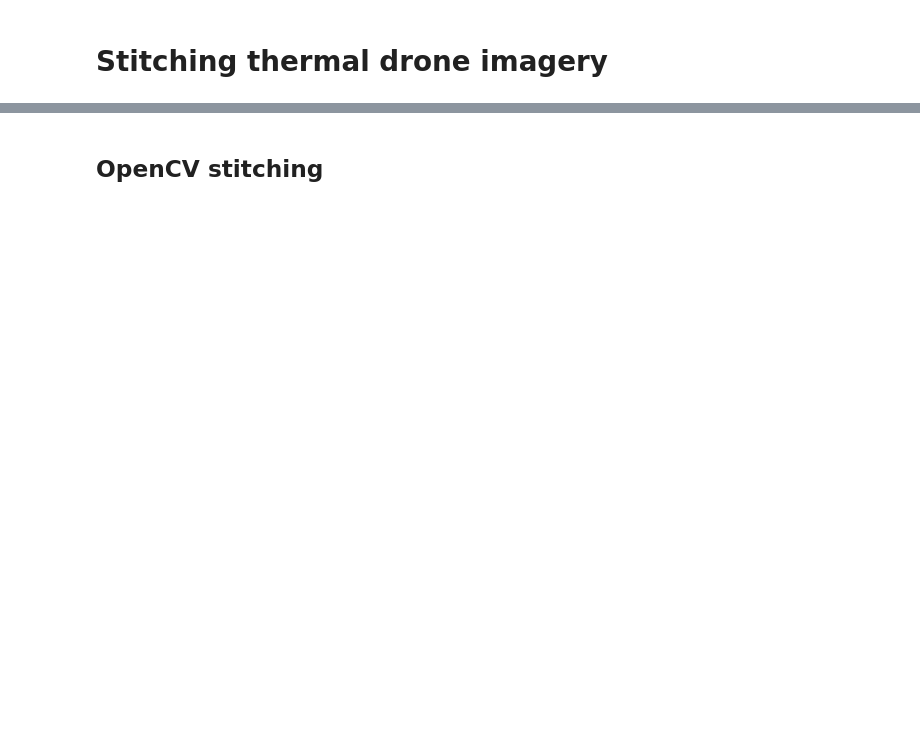
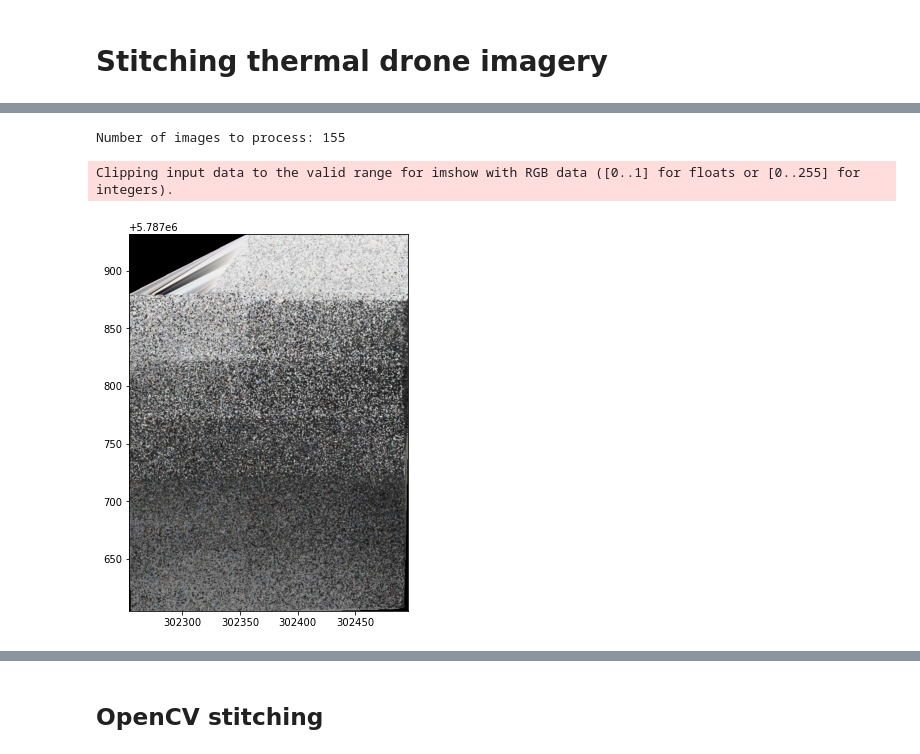
Before and after one commit to luke-scot/s4-thermal, a Jupyter notebook: drone-thermal-stitch.ipynb, the cells around one changed output, grey strips where cells are left out. Saved outputs shown, nothing was run; the diff lists cells and outputs as text; code cells hidden in the pictures; blank space fills up the shorter version.

```diff
--- a/drone-thermal-stitch.ipynb
+++ b/drone-thermal-stitch.ipynb
@@ -60,0 +61,34 @@ array([[[232, 229, 232, ..., 176, 173, 171],
+# %%
+## Get point grid with GPS info
+imgEx = ro.open(imgs[0])
+imgSize = imgEx.read().shape
+xCoords, yCoords = [(np.array(range(imgSize[i]))-(imgSize[i]/2))*pxSize+pxSize/2 for i in [1,2]]
+xmCoords, ymCoords = np.meshgrid(xCoords,yCoords)
+xmcr, ymcr = xmCoords.reshape(-1,1), ymCoords.reshape(-1,1)
+
+total = [0,0,0,0,0]
+
+print('Number of images to process: '+str(len(merged)))
+for index, row in tqdm(merged.iterrows()):
+    img = ro.open(row.imgPath)
+    total = np.vstack((total, np.concatenate((xmcr+row.x, ymcr+row.y,img.read().reshape(-1,3)),axis=-1)))
+allDf = pd.DataFrame(total[1:],columns=['x','y','r','g','b'])
+# %% [output]
+Number of images to process: 155
+# %%
+# Convert to grid for image
+res=0.5
+extent = (np.ceil(min(allDf.x)), np.floor(max(allDf.x)),np.ceil(min(allDf.y)),np.floor(max(allDf.y)))
+xsGrid = np.arange(extent[0], extent[1], resolution)
+ysGrid = np.arange(extent[2], extent[3], resolution)
+xsGridm, ysGridm = np.meshgrid(xsGrid, ysGrid)
+# %%
+# Associate values with grid points by interpolation - Too slow, probs need something better than this
+r,g,b = [griddata(total[1:,:2], total[1:,i], (xsGridm, ysGridm), method='linear') for i in [2,3,4]]
+# %%
+# Plot
+fig, ax = plt.subplots(1,1,figsize=[5,8])
+a = ax.imshow(np.dstack((r, g, b)).astype(int),extent=extent)
+# %% [output]
+Clipping input data to the valid range for imshow with RGB data ([0..1] for floats or [0..255] for integers).
+[figure, added]
```
Also changed, not shown: parts of 10 cells of this notebook.
